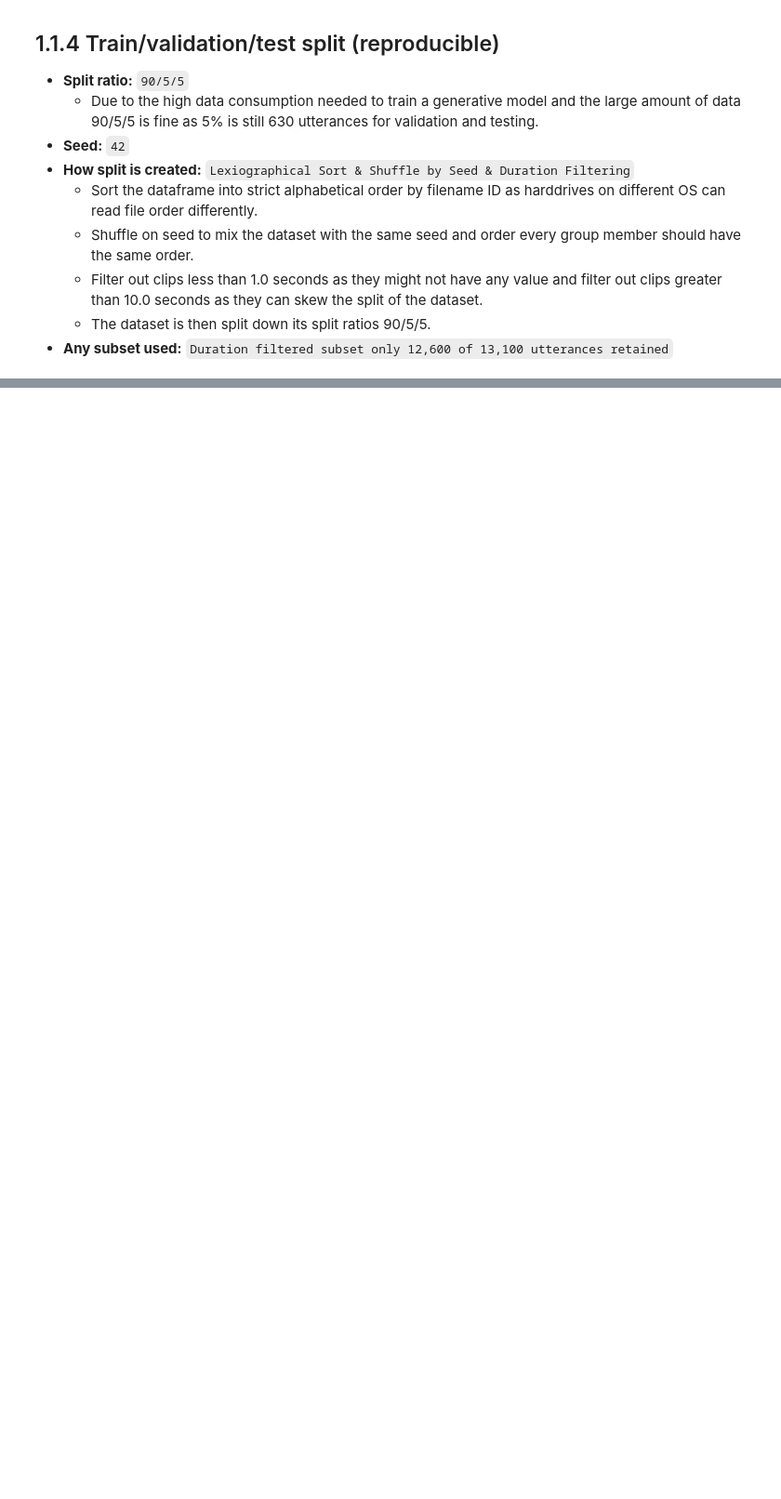
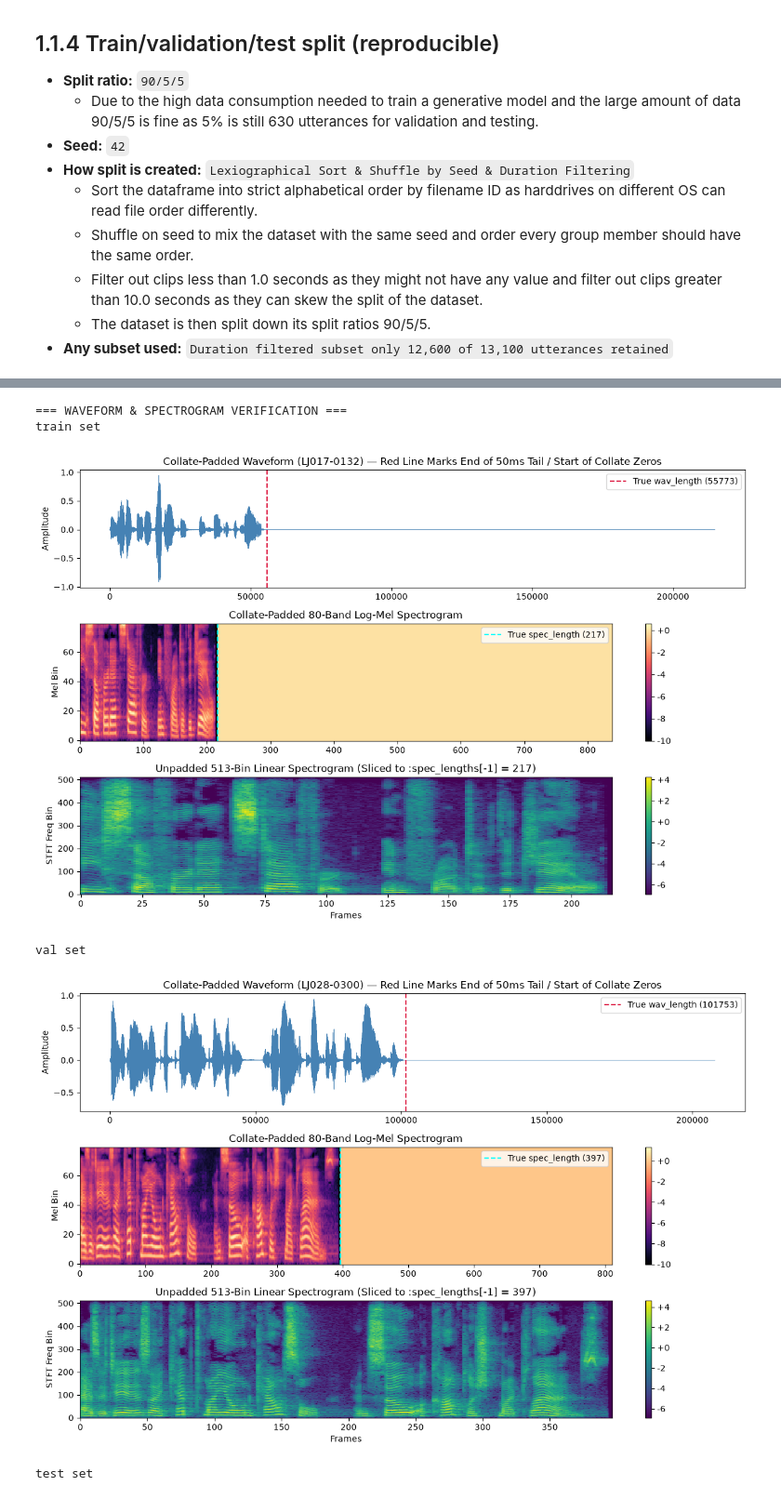
Before and after one commit to JLiang126/Text-to-Speech-Model, a Jupyter notebook: 55_A3.ipynb, the cells around one changed output, grey strips where cells are left out. Shown at 93% size. Cells and saved outputs as stored; diff of their text form; code cells hidden in the pictures; blank space fills up the shorter version.

Commit message:
Updated notebook from DataLoader branch and hooked it into current dataloader structure.

```diff
--- a/55_A3.ipynb
+++ b/55_A3.ipynb
@@ -145,10 +145,13 @@ Splits Ratio by Time = Train: 0.9003 | Val: 0.0501 | Test: 0.0496
 # %%
 print("=== TEXT VERIFICATION ===")
 
+from scripts.TextProcessor import configure_word_mismatch_warnings, load_vctk_tokenizer
+
 text_processor = TextProcessor(add_blank=cfg.add_blank)
-train_set = LJSpeechDataset(train_df, cfg=cfg, text_processor=text_processor)
-val_set = LJSpeechDataset(val_df, cfg=cfg, text_processor=text_processor)
-test_set = LJSpeechDataset(test_df, cfg=cfg, text_processor=text_processor)
+tokeniser = load_vctk_tokenizer(cfg.model_name_or_path)
+train_set = LJSpeechDataset(train_df, cfg=cfg, tokenizer=tokeniser) #, text_processor=text_processor)
+val_set = LJSpeechDataset(val_df, cfg=cfg, tokenizer=tokeniser) #, text_processor=text_processor)
+test_set = LJSpeechDataset(test_df, cfg=cfg, tokenizer=tokeniser) #, text_processor=text_processor)
 
 # Fetch sample 0 of each
 samples = [("train", train_set[0]), ("val", val_set[0]), ("test", test_set[0])]
@@ -292,0 +306,51 @@ val set
+# %%
+print("=== WAVEFORM & SPECTROGRAM VERIFICATION ===")
+
+for sets in batches:
+    split = sets[0]
+    batch = sets[1]
+
+    print(f"{split} set")
+    fig, axes = plt.subplots(3, 1, figsize=(12, 8))
+
+    # Plot the shortest sample in the batch to see the real data + zero-padding tail
+    idx = -1
+    utt_id = batch["utt_ids"][idx]
+    inputs = batch["model_inputs"]
+    s_len = inputs["labels_attention_mask"][idx].sum().item()
+    w_len = batch["wav_lengths"][idx].item()
+
+    # Padded Waveform
+    waveform = batch["wav_padded"][idx, 0].numpy()
+    axes[0].plot(waveform, color="steelblue", linewidth=0.6)
+    axes[0].axvline(w_len, color="crimson", linestyle="--", linewidth=1.5, label=f"True wav_length ({w_len})")
+    axes[0].set_title(f"Collate-Padded Waveform ({utt_id}) — Red Line Marks End of 50ms Tail / Start of Collate Zeros")
+    axes[0].set_ylabel("Amplitude")
+    axes[0].legend(loc="upper right")
+
+    # Padded Log-Mel Spectrogram
+    mel_spec = batch["mel_padded"][idx].numpy()
+    im1 = axes[1].imshow(mel_spec, aspect="auto", origin="lower", interpolation="none", cmap="magma")
+    axes[1].axvline(s_len, color="cyan", linestyle="--", linewidth=1.5, label=f"True spec_length ({s_len})")
+    axes[1].set_title("Collate-Padded 80-Band Log-Mel Spectrogram")
+    axes[1].set_ylabel("Mel Bin")
+    axes[1].legend(loc="upper right")
+    fig.colorbar(im1, ax=axes[1], format="%+2.0f")
+
+    # Display valid linear spectrogram frames on a log scale.
+    lin_spec = torch.log(torch.clamp(inputs["labels"][idx, :, :s_len], min=1e-5)).numpy()
+    im2 = axes[2].imshow(lin_spec, aspect="auto", origin="lower", interpolation="none", cmap="viridis")
+    axes[2].set_title(f"Unpadded 513-Bin Linear Spectrogram (Sliced to :spec_lengths[{idx}] = {s_len})")
+    axes[2].set_ylabel("STFT Freq Bin")
+    axes[2].set_xlabel("Frames")
+    fig.colorbar(im2, ax=axes[2], format="%+2.0f")
+
+    plt.tight_layout()
+    plt.show()
+# %% [output]
+=== WAVEFORM & SPECTROGRAM VERIFICATION ===
+train set
+[figure, added]
+val set
+[figure, added]
+test set
```
Also changed, not shown: parts of 5 cells of this notebook.
